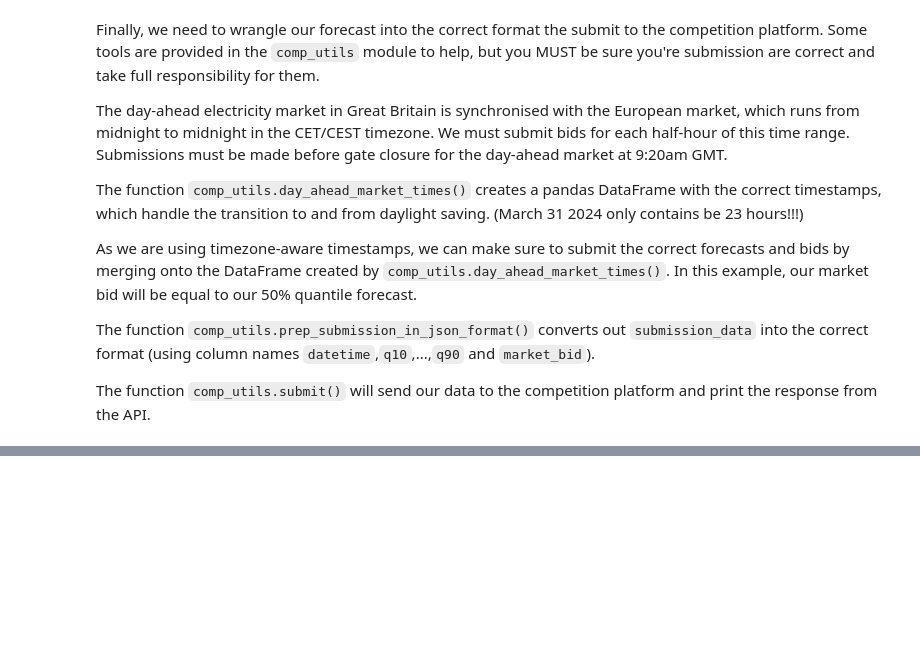
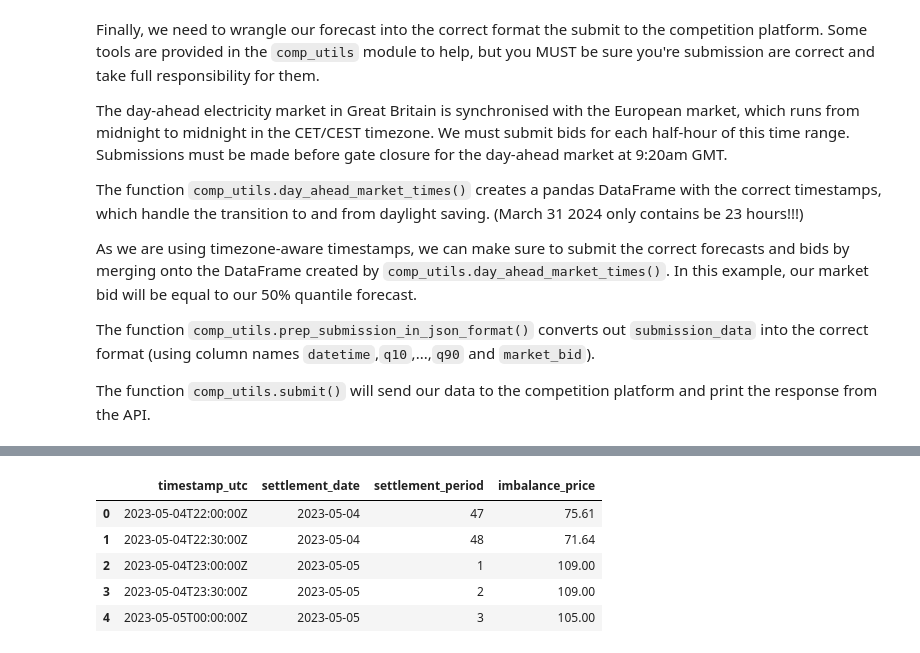
Before and after one commit to jbrowell/HEFTcom24, a Jupyter notebook: Getting Started.ipynb, the cells around one changed output, grey strips where cells are left out. Saved outputs shown, nothing was run; the diff lists cells and outputs as text; code cells hidden in the pictures; blank space fills up the shorter version.

```diff
--- a/Getting Started.ipynb
+++ b/Getting Started.ipynb
@@ -542,0 +421,11 @@ rebase_api_client.submit(submission_data)
+# %%
+rebase_api_client.get_variable(day=test_date,variable="imbalance_price").head()
+# rebase_api_client.get_variable(day=test_date,variable="wind_total_production").head()
+# rebase_api_client.get_variable(day=test_date,variable="solar_total_production").head()
+# %% [output]
+|  | timestamp_utc | settlement_date | settlement_period | imbalance_price |
+| 0 | 2023-05-04T22:00:00Z | 2023-05-04 | 47 | 75.61 |
+| 1 | 2023-05-04T22:30:00Z | 2023-05-04 | 48 | 71.64 |
+| 2 | 2023-05-04T23:00:00Z | 2023-05-05 | 1 | 109.00 |
+| 3 | 2023-05-04T23:30:00Z | 2023-05-05 | 2 | 109.00 |
+| 4 | 2023-05-05T00:00:00Z | 2023-05-05 | 3 | 105.00 |
```
Also changed, not shown: parts of 32 cells of this notebook, 2 other files.
